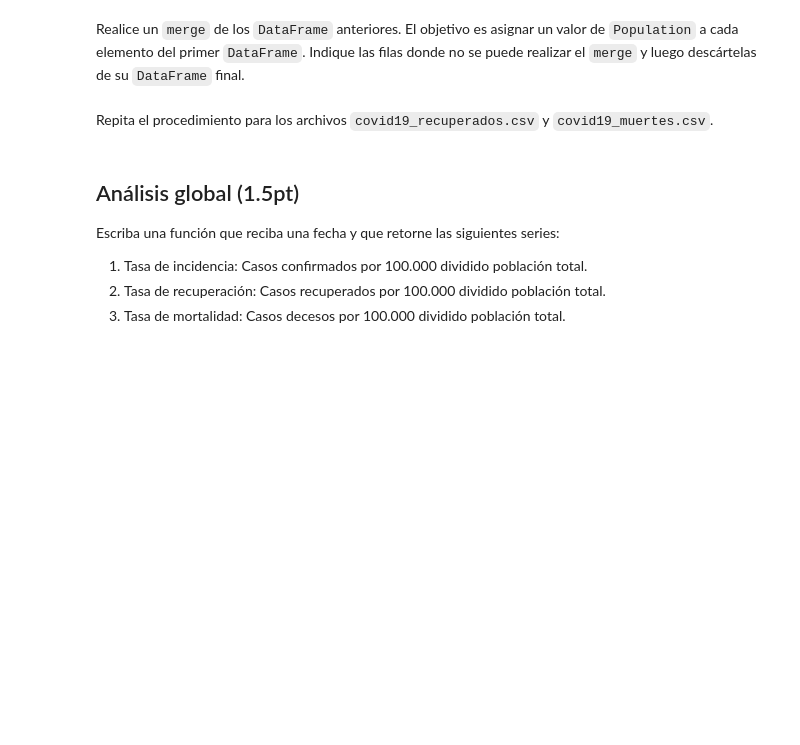
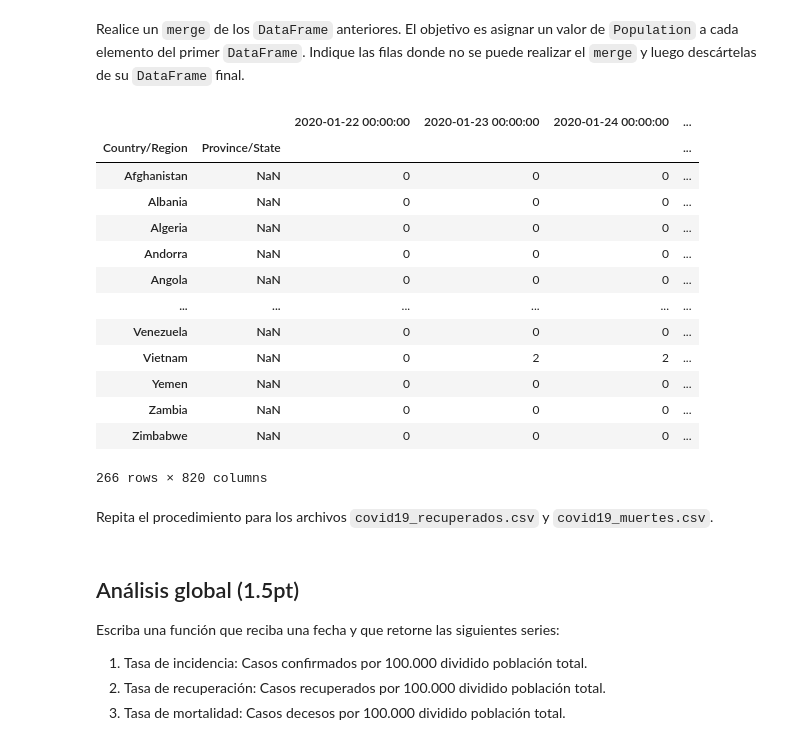
Before and after one commit to phuijse-classroom/info147-tarea-unidad1-los_pitones, a Jupyter notebook: enunciado.ipynb, the cells around one changed output. Drawn from its saved outputs; the diff is of its cells as text; code cells hidden in the pictures; blank space fills up the shorter version.

```diff
--- a/enunciado.ipynb
+++ b/enunciado.ipynb
@@ -20,5 +61,22 @@ Nota: Algunos siglas o nombres podrían no calzar con el `DataFrame` anterior, e
 # %% [markdown]
 Realice un `merge` de los `DataFrame` anteriores. El objetivo es asignar un valor de `Population` a cada elemento del primer `DataFrame`. Indique las filas donde no se puede realizar el `merge` y luego descártelas de su `DataFrame` final.
+# %%
+df_confirmados.merge(df_poblacion, left_on='Country/Region', right_index=True)
+# %% [output]
+|  |  | 2020-01-22 00:00:00 | 2020-01-23 00:00:00 | 2020-01-24 00:00:00 | ... |
+| Country/Region | Province/State |  |  |  | ... |
+| Afghanistan | NaN | 0 | 0 | 0 | ... |
+| Albania | NaN | 0 | 0 | 0 | ... |
+| Algeria | NaN | 0 | 0 | 0 | ... |
+| Andorra | NaN | 0 | 0 | 0 | ... |
+| Angola | NaN | 0 | 0 | 0 | ... |
+| ... | ... | ... | ... | ... | ... |
+| Venezuela | NaN | 0 | 0 | 0 | ... |
+| Vietnam | NaN | 0 | 2 | 2 | ... |
+| Yemen | NaN | 0 | 0 | 0 | ... |
+| Zambia | NaN | 0 | 0 | 0 | ... |
+| Zimbabwe | NaN | 0 | 0 | 0 | ... |
+266 rows × 820 columns
 # %% [markdown]
 Repita el procedimiento para los archivos `covid19_recuperados.csv` y `covid19_muertes.csv`.
 # %% [markdown]
```
Also changed, not shown: parts of 2 cells of this notebook.
